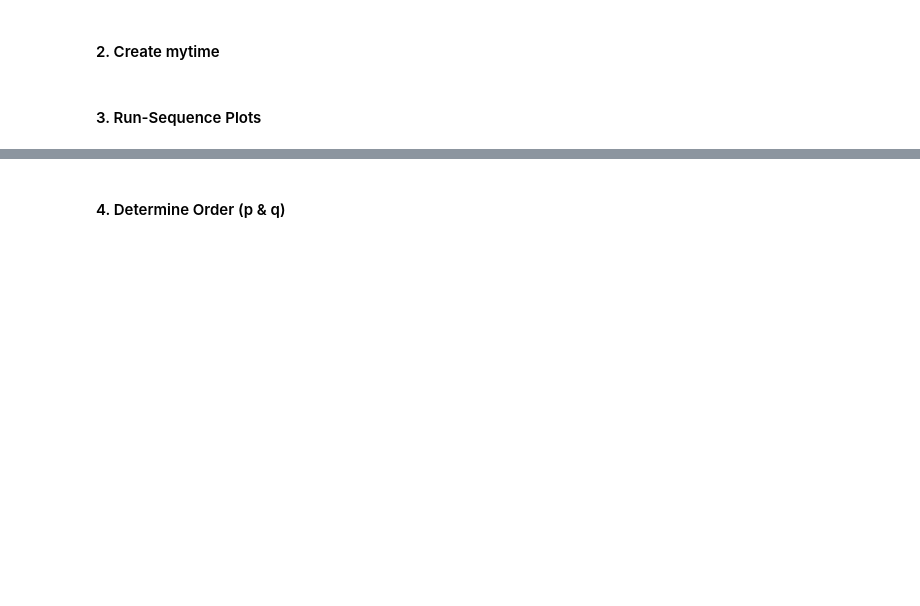
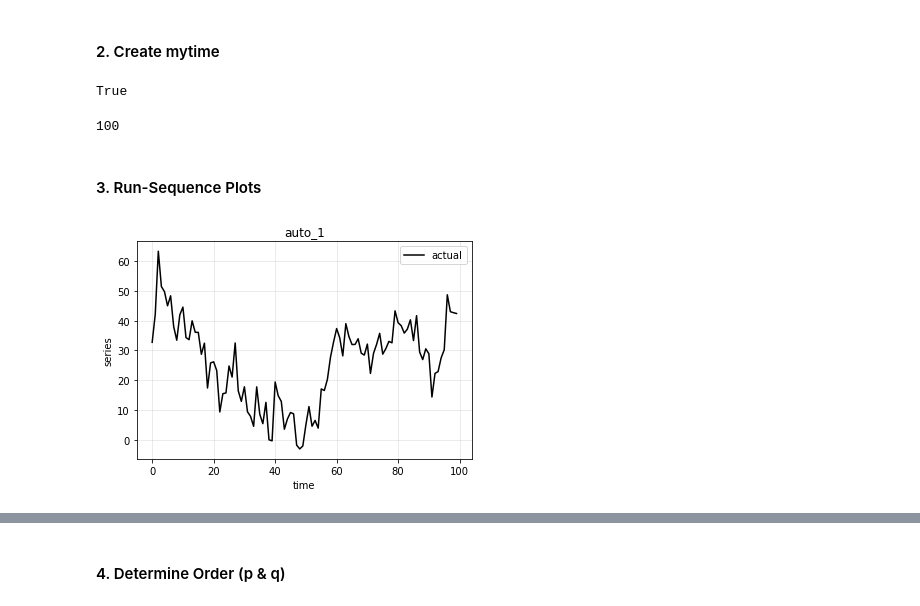
Before and after one commit to khouloudCh15/Time_series_course, a Jupyter notebook: c4/Notebooks/Autocorrelation_khouloud.ipynb, the cells around one changed output, grey strips where cells are left out. Cells and saved outputs as stored; diff of their text form; code cells hidden in the pictures; blank space fills up the shorter version.

```diff
--- a/c4/Notebooks/Autocorrelation_khouloud.ipynb
+++ b/c4/Notebooks/Autocorrelation_khouloud.ipynb
@@ -341,5 +351,16 @@ auto_2 = np.load(path_to_file + "auto_2.npy")
 #### 2. Create mytime
 # %%
 # time component
+print(len(auto_2)==len(auto_1))
+len(auto_1)
+# %% [output]
+True
+100
+# %%
+mytime = np.arange(100)
 # %% [markdown]
 #### 3. Run-Sequence Plots
+# %%
+run_sequence_plot(mytime, auto_1 , title="auto_1");
+# %% [output]
+[figure, added]
```
Also changed, not shown: parts of 26 cells of this notebook.
